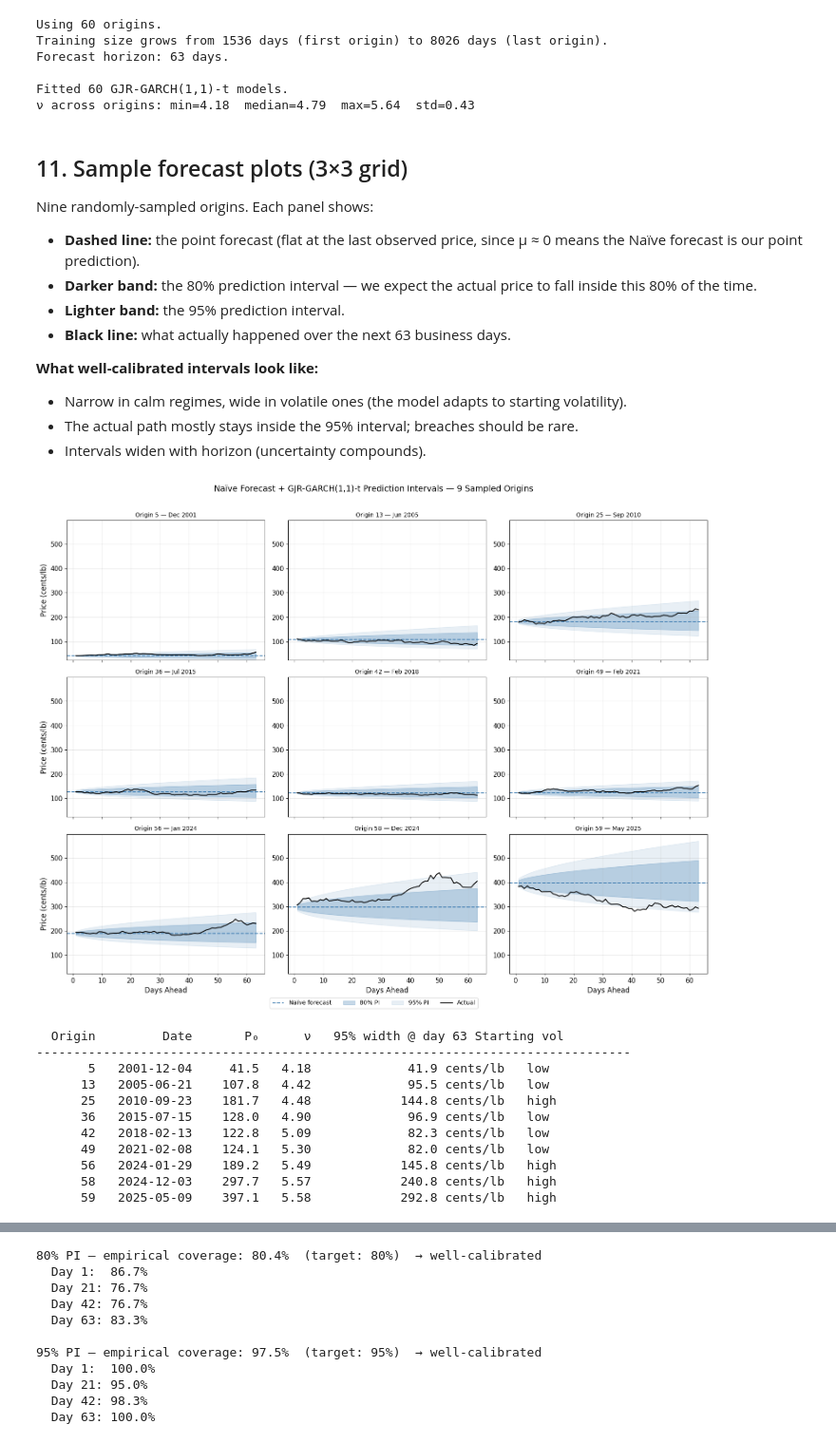
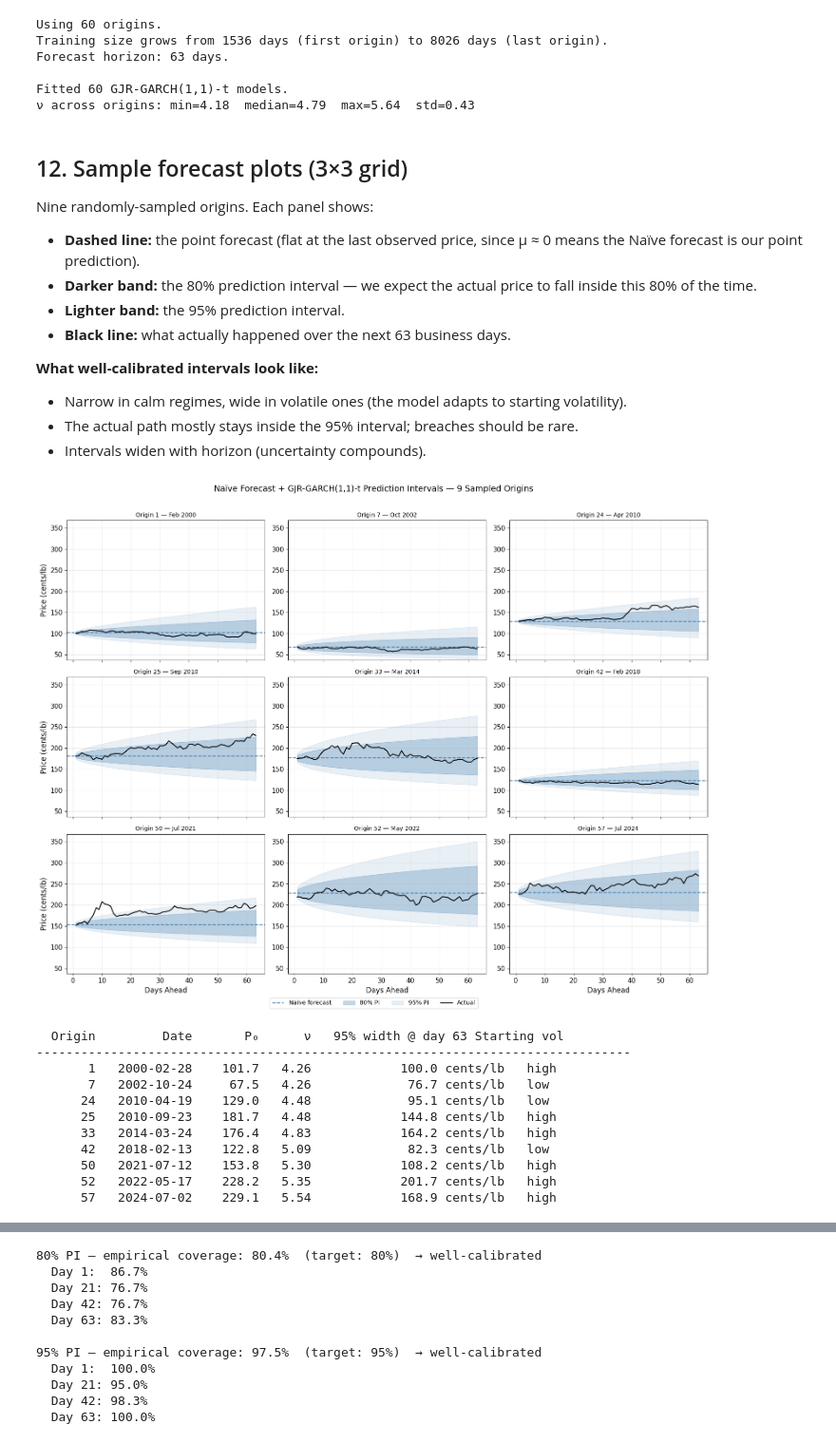
Before and after one commit to F5F0A0/coffee-futures-forecasting-model, a Jupyter notebook: notebooks/04_deployment.ipynb, the cells around one changed output, grey strips where cells are left out. Shown at 95% size. Drawn from its saved outputs; the diff is of its cells as text; code cells hidden in the pictures.

```diff
--- a/notebooks/04_deployment.ipynb
+++ b/notebooks/04_deployment.ipynb
@@ -672,7 +802,7 @@ Forecast horizon: 63 days.
 Fitted 60 GJR-GARCH(1,1)-t models.
 ν across origins: min=4.18  median=4.79  max=5.64  std=0.43
 # %% [markdown]
-## 11. Sample forecast plots (3×3 grid)
+## 12. Sample forecast plots (3×3 grid)
 
 Nine randomly-sampled origins. Each panel shows:
 - **Dashed line:** the point forecast (flat at the last observed price,
@@ -689,7 +819,7 @@ Nine randomly-sampled origins. Each panel shows:
   be rare.
 - Intervals widen with horizon (uncertainty compounds).
 # %%
-rng = np.random.default_rng(42)
+rng = np.random.default_rng(420)
 sample_idx = sorted(rng.choice(len(band_results), size=9, replace=False))
 sample = [band_results[i] for i in sample_idx]
 
@@ -718,43 +848,43 @@ for ax, s in zip(axes.flat, sample):
     )
     ax.plot(steps, s["actual"], color="black", lw=1.5, label="Actual")
     date_str = s["origin_date"].strftime("%b %Y")
     ax.set_title(f"Origin {s['origin_id']} — {date_str}", fontsize=10)
     ax.set_ylim(y_min, y_max)
     ax.grid(alpha=0.3)
 
 for ax in axes[-1]:
     ax.set_xlabel("Days Ahead")
 for ax in axes[:, 0]:
     ax.set_ylabel("Price (cents/lb)")
 
 handles, labels = axes[0, 0].get_legend_handles_labels()
 fig.legend(handles, labels, loc="lower center", ncol=4, fontsize=10, bbox_to_anchor=(0.5, -0.02))
 
 plt.tight_layout()
 plt.show()
 
 median_width = np.median([b["upper_95"][-1] - b["lower_95"][-1] for b in band_results])
 print(f"{'Origin':>8} {'Date':>12} {'P₀':>8} {'ν':>6} {'95% width @ day 63':>20} {'Starting vol'}")
 print("-" * 80)
 for s in sample:
     width = s["upper_95"][-1] - s["lower_95"][-1]
     date_str = s["origin_date"].strftime("%Y-%m-%d")
     label = "high" if width > median_width else "low"
     print(
         f"{s['origin_id']:>8} {date_str:>12} {s['p0']:>8.1f} {s['nu']:>6.2f} "
         f"{width:>16.1f} cents/lb   {label}"
     )
 # %% [output]
-[figure, old version]
+[figure, new version]
   Origin         Date       P₀      ν   95% width @ day 63 Starting vol
 --------------------------------------------------------------------------------
-       5   2001-12-04     41.5   4.18             41.9 cents/lb   low
-      13   2005-06-21    107.8   4.42             95.5 cents/lb   low
+       1   2000-02-28    101.7   4.26            100.0 cents/lb   high
+       7   2002-10-24     67.5   4.26             76.7 cents/lb   low
+      24   2010-04-19    129.0   4.48             95.1 cents/lb   low
       25   2010-09-23    181.7   4.48            144.8 cents/lb   high
-      36   2015-07-15    128.0   4.90             96.9 cents/lb   low
+      33   2014-03-24    176.4   4.83            164.2 cents/lb   high
       42   2018-02-13    122.8   5.09             82.3 cents/lb   low
-      49   2021-02-08    124.1   5.30             82.0 cents/lb   low
-      56   2024-01-29    189.2   5.49            145.8 cents/lb   high
-      58   2024-12-03    297.7   5.57            240.8 cents/lb   high
-      59   2025-05-09    397.1   5.58            292.8 cents/lb   high
+      50   2021-07-12    153.8   5.30            108.2 cents/lb   high
+      52   2022-05-17    228.2   5.35            201.7 cents/lb   high
+      57   2024-07-02    229.1   5.54            168.9 cents/lb   high
 # %% [markdown]
```
Also changed, not shown: parts of 11 cells of this notebook.
